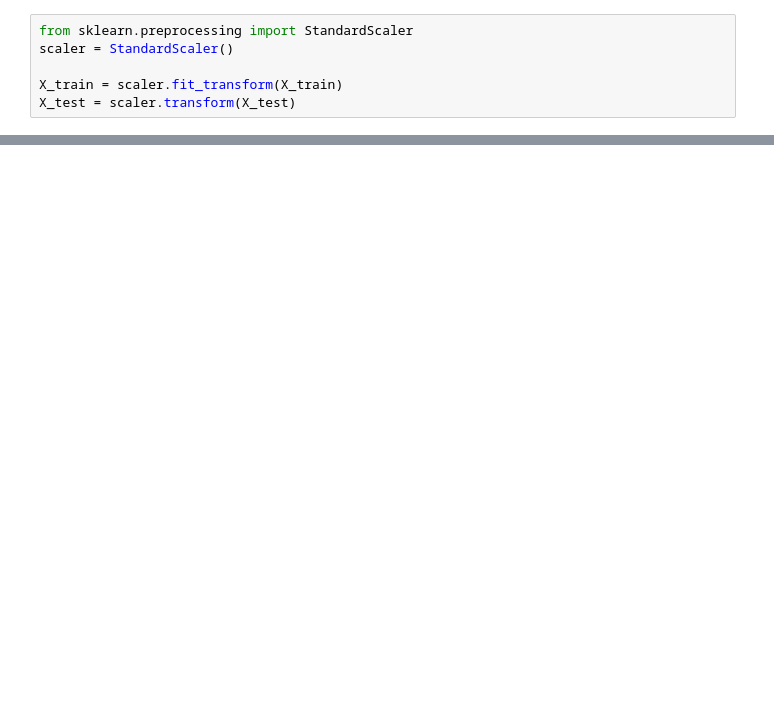
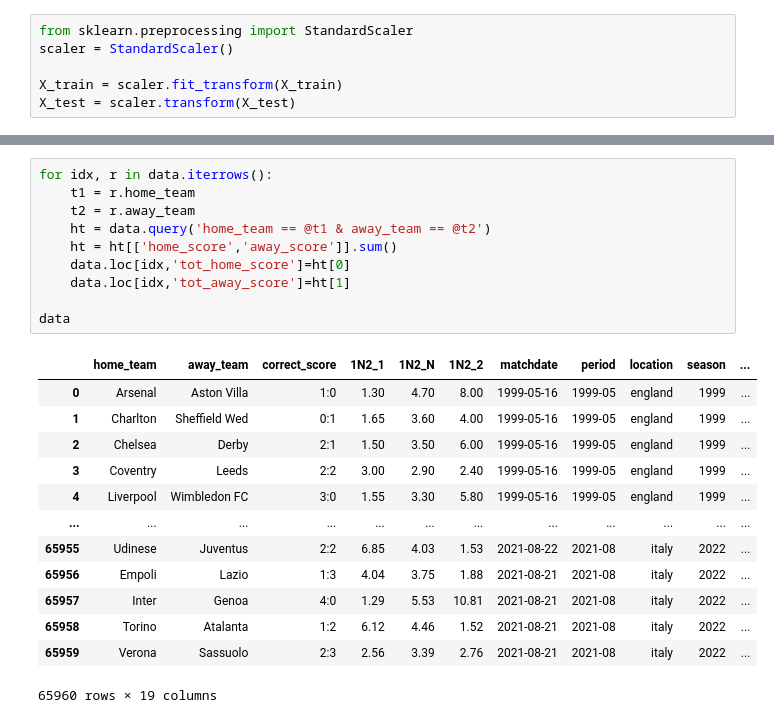
Before and after one commit to resquator/football-predictor, a Jupyter notebook: programs/football-eda.ipynb, the cells around one changed output, grey strips where cells are left out. Saved outputs shown, nothing was run; the diff lists cells and outputs as text; blank space fills up the shorter version.

```diff
--- a/programs/football-eda.ipynb
+++ b/programs/football-eda.ipynb
@@ -173,0 +216,24 @@ eval.query('prediction == False')
+# %%
+for idx, r in data.iterrows():
+    t1 = r.home_team
+    t2 = r.away_team
+    ht = data.query('home_team == @t1 & away_team == @t2')
+    ht = ht[['home_score','away_score']].sum()
+    data.loc[idx,'tot_home_score']=ht[0]
+    data.loc[idx,'tot_away_score']=ht[1]
+
+data
+# %% [output]
+|  | home_team | away_team | correct_score | 1N2_1 | 1N2_N | 1N2_2 | matchdate | period | location | season | ... |
+| 0 | Arsenal | Aston Villa | 1:0 | 1.30 | 4.70 | 8.00 | 1999-05-16 | 1999-05 | england | 1999 | ... |
+| 1 | Charlton | Sheffield Wed | 0:1 | 1.65 | 3.60 | 4.00 | 1999-05-16 | 1999-05 | england | 1999 | ... |
+| 2 | Chelsea | Derby | 2:1 | 1.50 | 3.50 | 6.00 | 1999-05-16 | 1999-05 | england | 1999 | ... |
+| 3 | Coventry | Leeds | 2:2 | 3.00 | 2.90 | 2.40 | 1999-05-16 | 1999-05 | england | 1999 | ... |
+| 4 | Liverpool | Wimbledon FC | 3:0 | 1.55 | 3.30 | 5.80 | 1999-05-16 | 1999-05 | england | 1999 | ... |
+| ... | ... | ... | ... | ... | ... | ... | ... | ... | ... | ... | ... |
+| 65955 | Udinese | Juventus | 2:2 | 6.85 | 4.03 | 1.53 | 2021-08-22 | 2021-08 | italy | 2022 | ... |
+| 65956 | Empoli | Lazio | 1:3 | 4.04 | 3.75 | 1.88 | 2021-08-21 | 2021-08 | italy | 2022 | ... |
+| 65957 | Inter | Genoa | 4:0 | 1.29 | 5.53 | 10.81 | 2021-08-21 | 2021-08 | italy | 2022 | ... |
+| 65958 | Torino | Atalanta | 1:2 | 6.12 | 4.46 | 1.52 | 2021-08-21 | 2021-08 | italy | 2022 | ... |
+| 65959 | Verona | Sassuolo | 2:3 | 2.56 | 3.39 | 2.76 | 2021-08-21 | 2021-08 | italy | 2022 | ... |
+65960 rows × 19 columns
```
Also changed, not shown: parts of 21 cells of this notebook.
